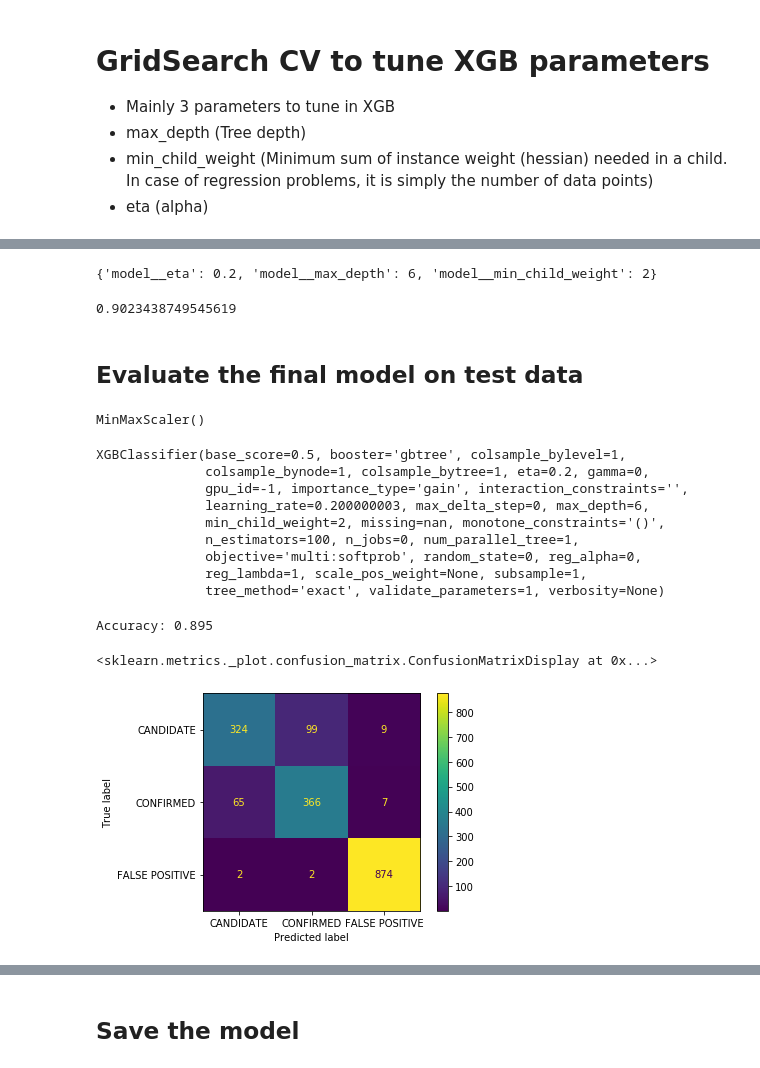
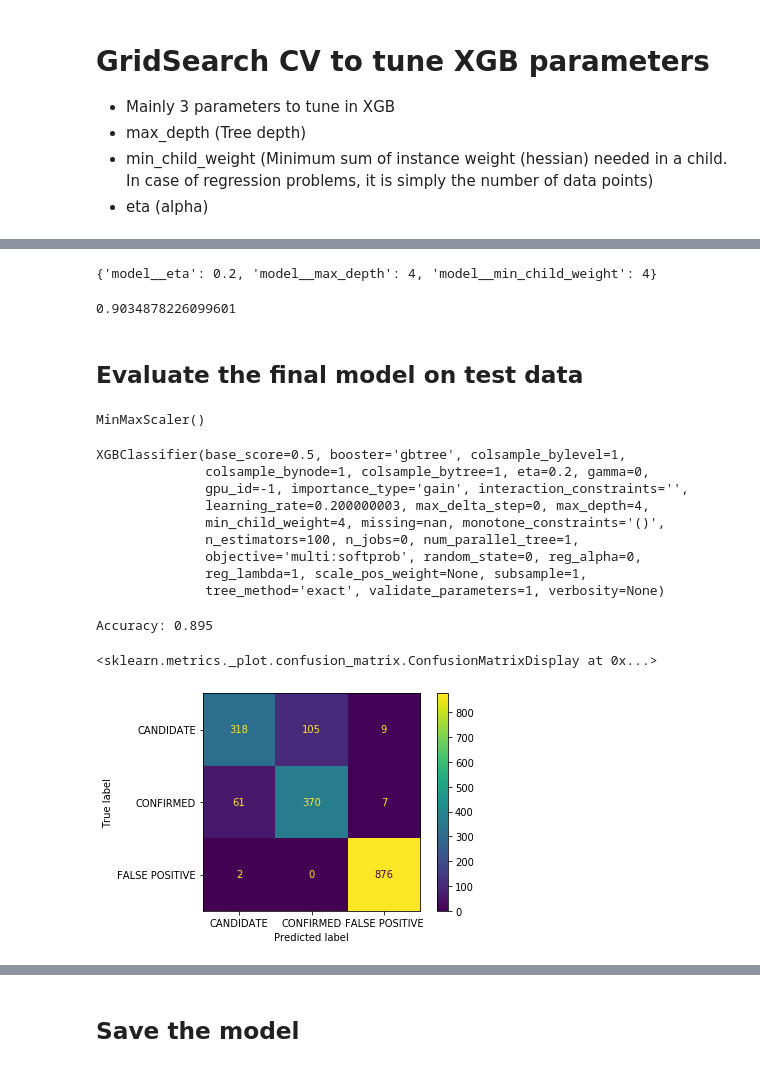
Before and after one commit to bnarath/find_Exoplanet, a Jupyter notebook: Code/Model2_XGB.ipynb, the cells around one changed output, grey strips where cells are left out. Cells and saved outputs as stored; diff of their text form; code cells hidden in the pictures.

```diff
--- a/Code/Model2_XGB.ipynb
+++ b/Code/Model2_XGB.ipynb
@@ -216,9 +207,9 @@ Test accuracy : 0.8947368421052632
  - eta (alpha)
 # %%
 from sklearn.model_selection import GridSearchCV
-param_grid = {'model__max_depth': [4, 6, 8],
-              'model__min_child_weight': [0.25, 0.5, 1, 2, 4],
-              'model__eta': [0.1, 0.2, 0.3]
+param_grid = {'model__max_depth': [4, 5, 6],
+              'model__min_child_weight': [1, 2, 4],
+              'model__eta': [0.2, 0.3]
                }
 
 # create pipeline
@@ -320,11 +311,11 @@ GridSearchCV(cv=10,
 # %%
 gcv.best_params_
 gcv.best_score_
-#{'model__eta': 0.2, 'model__max_depth': 6, 'model__min_child_weight': 2}
+#{'model__eta': 0.2, 'model__max_depth': 4, 'model__min_child_weight': 4}
 #0.9023438749545619
 # %% [output]
-{'model__eta': 0.2, 'model__max_depth': 6, 'model__min_child_weight': 2}
+{'model__eta': 0.2, 'model__max_depth': 4, 'model__min_child_weight': 4}
-0.9023438749545619
+0.9034878226099601
 # %% [markdown]
 ## Evaluate the final model on test data
 # %%
@@ -334,34 +325,34 @@ gcv.best_score_
 
 scaler = MinMaxScaler()
 scaler.fit(X_train)
 X_train_scaled = scaler.transform(X_train)
 
-model = XGBClassifier(objective='multi:softmax', eta = 0.2, min_child_weight = 2, max_depth = 6)
+model = XGBClassifier(objective='multi:softmax', eta = 0.2, min_child_weight = 4, max_depth=4)
 model.fit(X_train_scaled, y_train)
 
 #On test
 X_test_scaled = scaler.transform(X_test)
 y_pred = model.predict(X_test_scaled)
 
 #Final test accuracy
 print('Accuracy: %.3f' % model.score(X_test_scaled, y_test))
 
 plot_confusion_matrix(model,
              X_test_scaled,
              y_test,
              values_format='d'
             )
 # %% [output]
 MinMaxScaler()
 XGBClassifier(base_score=0.5, booster='gbtree', colsample_bylevel=1,
               colsample_bynode=1, colsample_bytree=1, eta=0.2, gamma=0,
               gpu_id=-1, importance_type='gain', interaction_constraints='',
-              learning_rate=0.200000003, max_delta_step=0, max_depth=6,
-              min_child_weight=2, missing=nan, monotone_constraints='()',
+              learning_rate=0.200000003, max_delta_step=0, max_depth=4,
+              min_child_weight=4, missing=nan, monotone_constraints='()',
               n_estimators=100, n_jobs=0, num_parallel_tree=1,
               objective='multi:softprob', random_state=0, reg_alpha=0,
               reg_lambda=1, scale_pos_weight=None, subsample=1,
               tree_method='exact', validate_parameters=1, verbosity=None)
 Accuracy: 0.895
 <sklearn.metrics._plot.confusion_matrix.ConfusionMatrixDisplay at 0x...>
-[figure, old version]
+[figure, new version]
```
Also changed, not shown: parts of 12 cells of this notebook, 2 other files.
